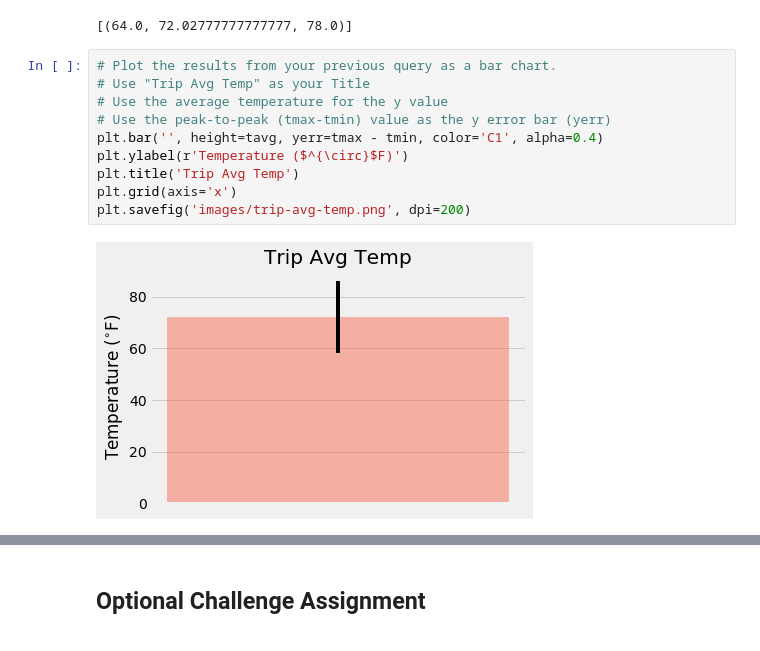
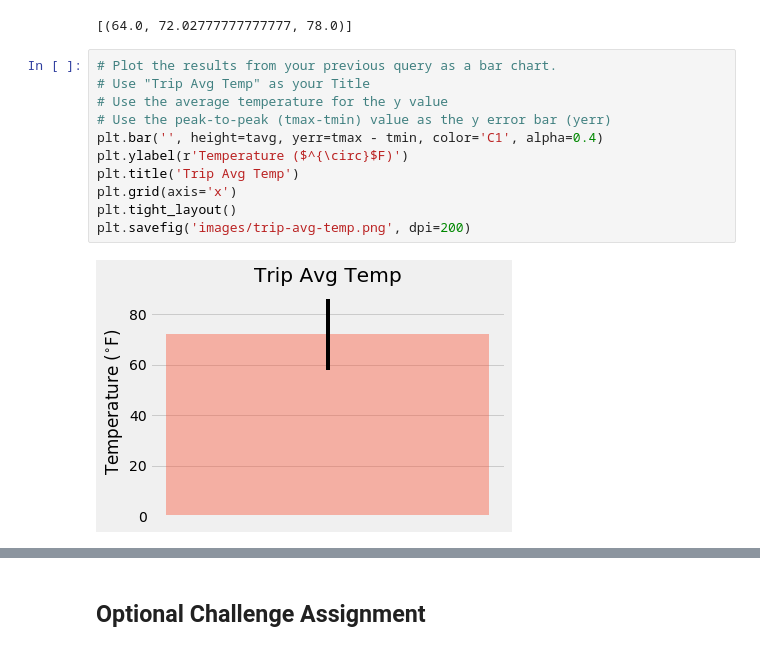
Before and after one commit to davidjaimes/sqlalchemy-challenge, a Jupyter notebook: climate.ipynb, the cells around one changed output, grey strips where cells are left out. Saved outputs shown, nothing was run; the diff lists cells and outputs as text.

```diff
--- a/climate.ipynb
+++ b/climate.ipynb
@@ -147,15 +147,16 @@ calc_temps('2017-02-28', '2017-03-05')
 # %%
 # Plot the results from your previous query as a bar chart.
 # Use "Trip Avg Temp" as your Title
 # Use the average temperature for the y value
 # Use the peak-to-peak (tmax-tmin) value as the y error bar (yerr)
 plt.bar('', height=tavg, yerr=tmax - tmin, color='C1', alpha=0.4)
 plt.ylabel(r'Temperature ($^{\circ}$F)')
 plt.title('Trip Avg Temp')
 plt.grid(axis='x')
+plt.tight_layout()
 plt.savefig('images/trip-avg-temp.png', dpi=200)
 # %% [output]
-[figure, old version]
+[figure, new version]
 # %%
 # Calculate the total amount of rainfall per weather station for your trip dates using the previous year's matching dates.
 # Sort this in descending order by precipitation amount and list the station, name, latitude, longitude, and elevation
```
Also changed, not shown: parts of 3 cells of this notebook, 1 other file.
